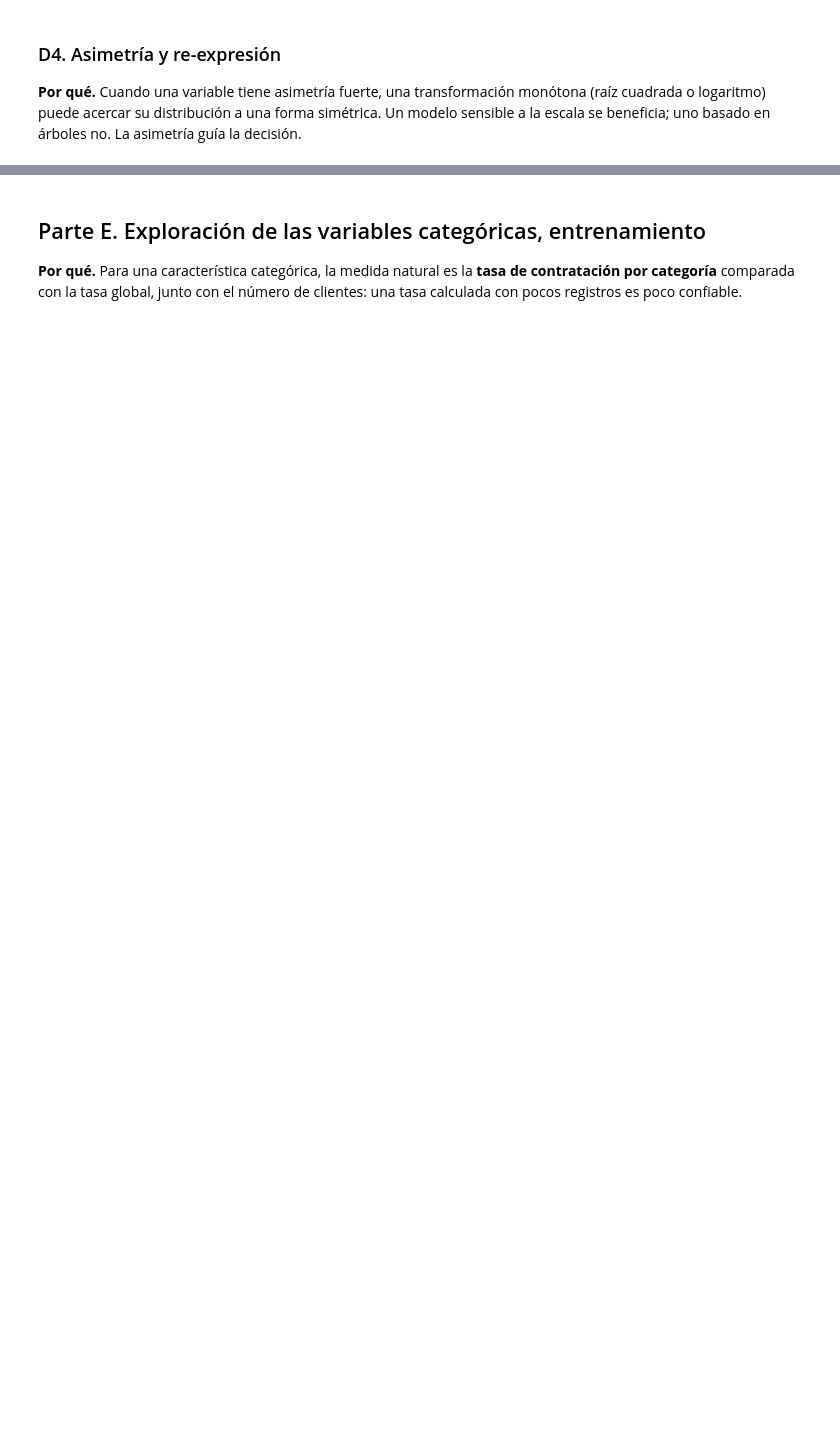
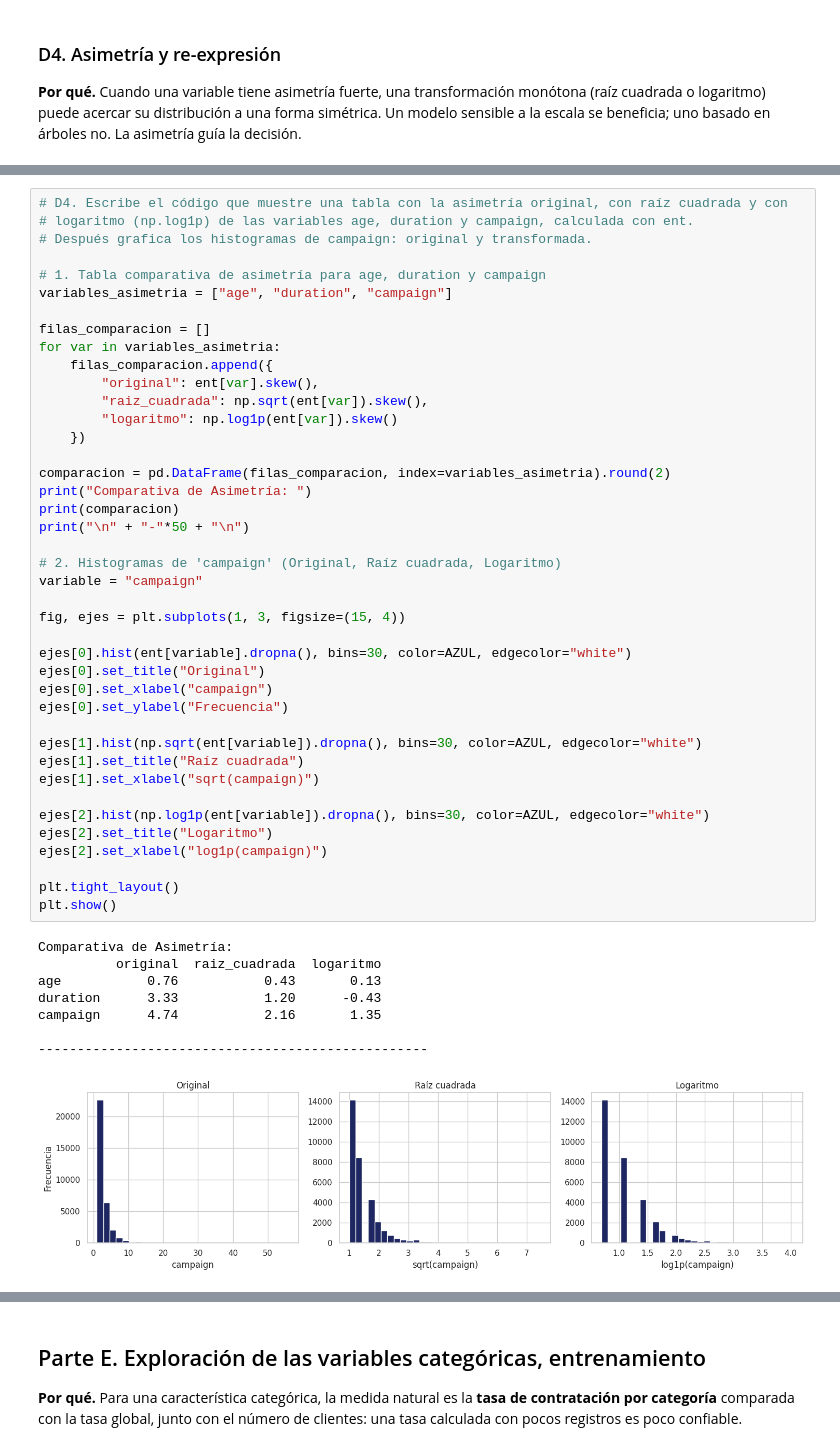
Before and after one commit to JuCaRiCo/202602-AnaliticaDescriptivaPredictiva, a Jupyter notebook: Rivera_JuanCarlos_EDA_predictivo.ipynb, the cells around one changed output, grey strips where cells are left out. Saved outputs shown, nothing was run; the diff lists cells and outputs as text; blank space fills up the shorter version.

```diff
--- a/Rivera_JuanCarlos_EDA_predictivo.ipynb
+++ b/Rivera_JuanCarlos_EDA_predictivo.ipynb
@@ -625,0 +626,50 @@ cons.price.idx            91.70            95.37             0          0.00
+# %%
+# D4. Escribe el código que muestre una tabla con la asimetría original, con raíz cuadrada y con
+# logaritmo (np.log1p) de las variables age, duration y campaign, calculada con ent.
+# Después grafica los histogramas de campaign: original y transformada.
+
+# 1. Tabla comparativa de asimetría para age, duration y campaign
+variables_asimetria = ["age", "duration", "campaign"]
+
+filas_comparacion = []
+for var in variables_asimetria:
+    filas_comparacion.append({
+        "original": ent[var].skew(),
+        "raiz_cuadrada": np.sqrt(ent[var]).skew(),
+        "logaritmo": np.log1p(ent[var]).skew()
+    })
+
+comparacion = pd.DataFrame(filas_comparacion, index=variables_asimetria).round(2)
+print("Comparativa de Asimetría: ")
+print(comparacion)
+print("\n" + "-"*50 + "\n")
+
+# 2. Histogramas de 'campaign' (Original, Raíz cuadrada, Logaritmo)
+variable = "campaign"
+
+fig, ejes = plt.subplots(1, 3, figsize=(15, 4))
+
+ejes[0].hist(ent[variable].dropna(), bins=30, color=AZUL, edgecolor="white")
+ejes[0].set_title("Original")
+ejes[0].set_xlabel("campaign")
+ejes[0].set_ylabel("Frecuencia")
+
+ejes[1].hist(np.sqrt(ent[variable]).dropna(), bins=30, color=AZUL, edgecolor="white")
+ejes[1].set_title("Raíz cuadrada")
+ejes[1].set_xlabel("sqrt(campaign)")
+
+ejes[2].hist(np.log1p(ent[variable]).dropna(), bins=30, color=AZUL, edgecolor="white")
+ejes[2].set_title("Logaritmo")
+ejes[2].set_xlabel("log1p(campaign)")
+
+plt.tight_layout()
+plt.show()
+# %% [output]
+Comparativa de Asimetría:
+          original  raiz_cuadrada  logaritmo
+age           0.76           0.43       0.13
+duration      3.33           1.20      -0.43
+campaign      4.74           2.16       1.35
+
+--------------------------------------------------
+[figure, added]
```
Also changed, not shown: parts of 33 cells of this notebook.
